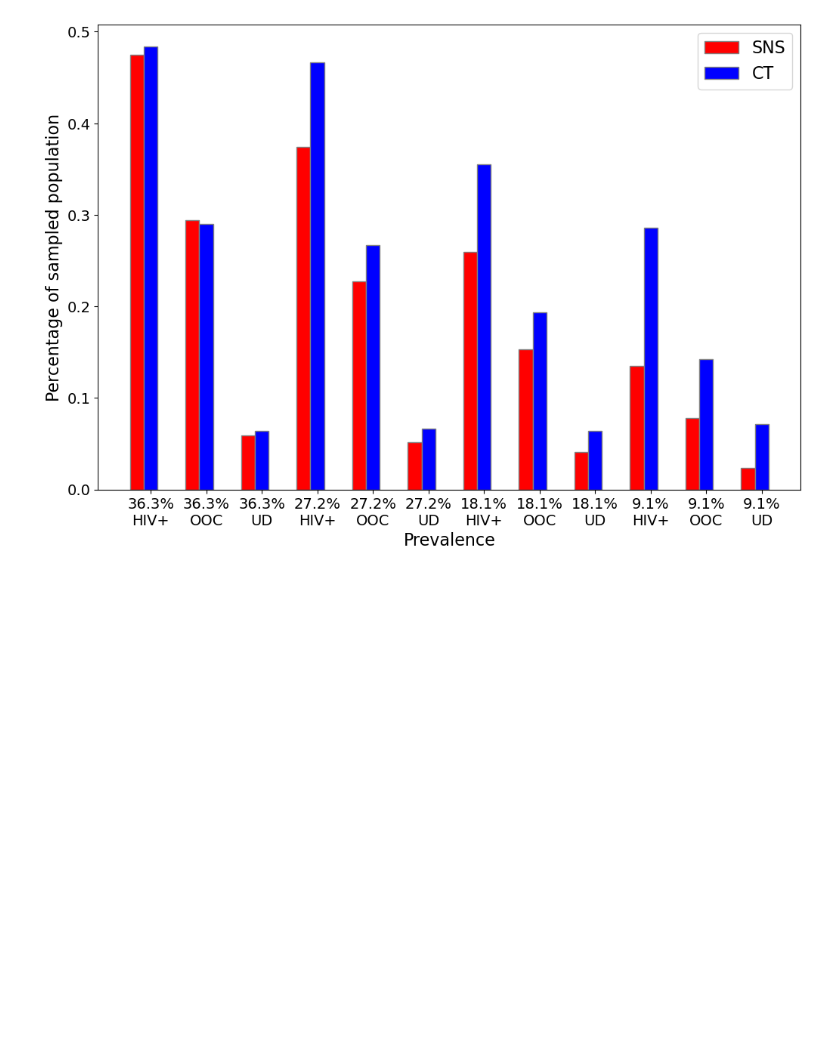
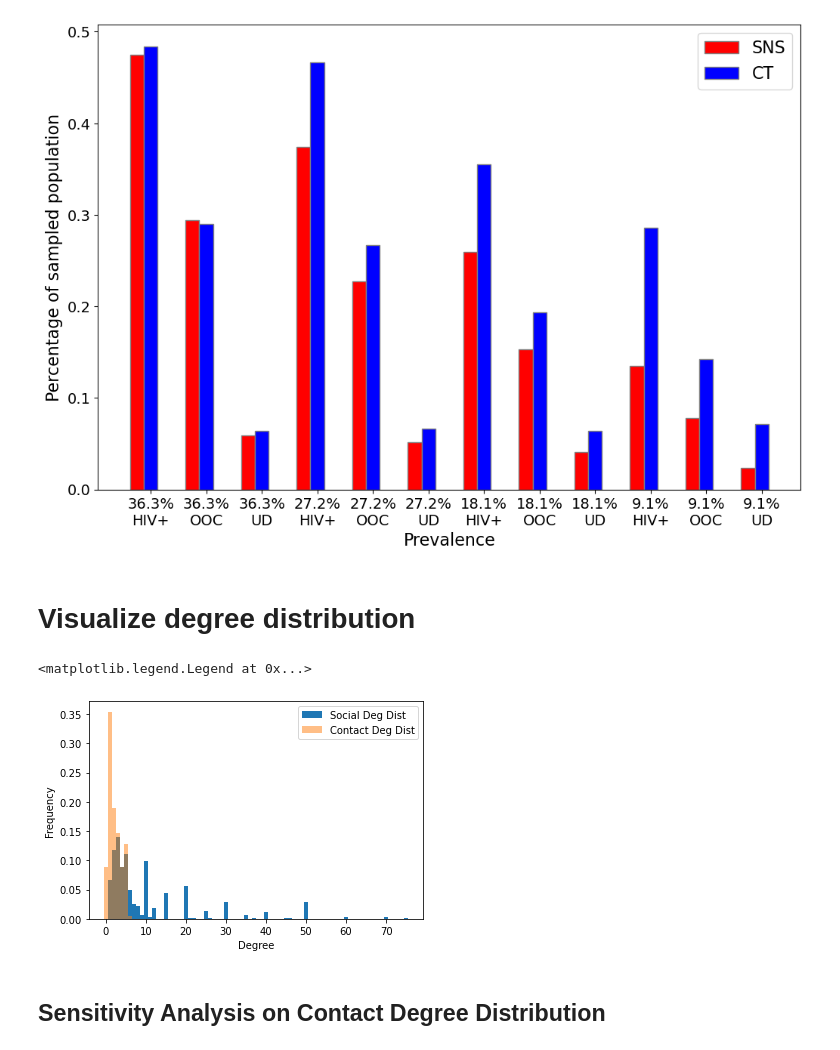
Before and after one commit to breecummins/social_sampling_in_epidemics, a Jupyter notebook: simulations/study_params_20220929/visualize_results.ipynb, the cells around one changed output. Drawn from its saved outputs; the diff is of its cells as text; code cells hidden in the pictures; blank space fills up the shorter version.

Commit message:
added degree distributions for sensitivity analysis

```diff
--- a/simulations/study_params_20220929/visualize_results.ipynb
+++ b/simulations/study_params_20220929/visualize_results.ipynb
@@ -212,3 +212,40 @@ except:
 plt.show()
 # %% [output]
 [figure]
+# %% [markdown]
+# Visualize degree distribution
+# %%
+def pad_deg_dist(deg_dict,small_prob, num_nodes):
+    '''
+    Given the nonzero values of a degree distribution, pad all remaining degree sizes with a small probability.
+    '''
+    deg_dict = { int(k) : v for k,v in deg_dict.items() }
+    deg_dist = []
+    for k in range(num_nodes):
+        if k not in deg_dict or (k in deg_dict and deg_dict[k] == 0):
+            # need to avoid zero values in deg dist for computational reasons
+            deg_dist.append(small_prob)
+        else:
+            deg_dist.append(deg_dict[k]+small_prob)
+    return deg_dist
+# %%
+social_deg_dist = {1: 0.0667,2: 0.11710000000000001,3: 0.1398,4: 0.0894,5: 0.1106,6: 0.048799999999999996,7: 0.026000000000000002,8: 0.021099999999999997,9: 0.006500000000000001,10: 0.0992,11: 0.0033,12: 0.0179,15: 0.043899999999999995,20: 0.056900000000000006,21: 0.0016,22: 0.0016,25: 0.013000000000000001,26: 0.0016,30: 0.029300000000000003,35: 0.006500000000000001,37: 0.0016,40: 0.011399999999999999,45: 0.0016,46: 0.0016,50: 0.029300000000000003,60: 0.0033,70: 0.0033,75: 0.0016,100: 0.0163,150: 0.0016,200: 0.0049,300: 0.0016,400: 0.0016,600: 0.0016}
+padded_social_deg_dist= pad_deg_dist(social_deg_dist,1.e-10,601)
+
+contact_deg_dist = {0 : 0.089, 1 : 0.354, 2 : 0.189, 3 : 0.146, 4 : 0.089, 5 : 0.128, 6 : 0.005}
+padded_contact_deg_dist = pad_deg_dist(contact_deg_dist,1.e-10,601)
+# %%
+# Create bar plots for the distributions
+index=76
+plt.bar(range(0,index), padded_social_deg_dist[:index], width=1, label='Social Deg Dist', alpha=1)
+plt.bar(range(0,index), padded_contact_deg_dist[:index], width=1, label='Contact Deg Dist', alpha=0.5)
+
+# Add labels, title, and legend
+plt.xlabel('Degree')
+plt.ylabel('Frequency')
+plt.legend()
+# %% [output]
+<matplotlib.legend.Legend at 0x...>
+[figure, added]
+# %% [markdown]
+## Sensitivity Analysis on Contact Degree Distribution
```
Also changed, not shown: parts of 2 cells of this notebook.
